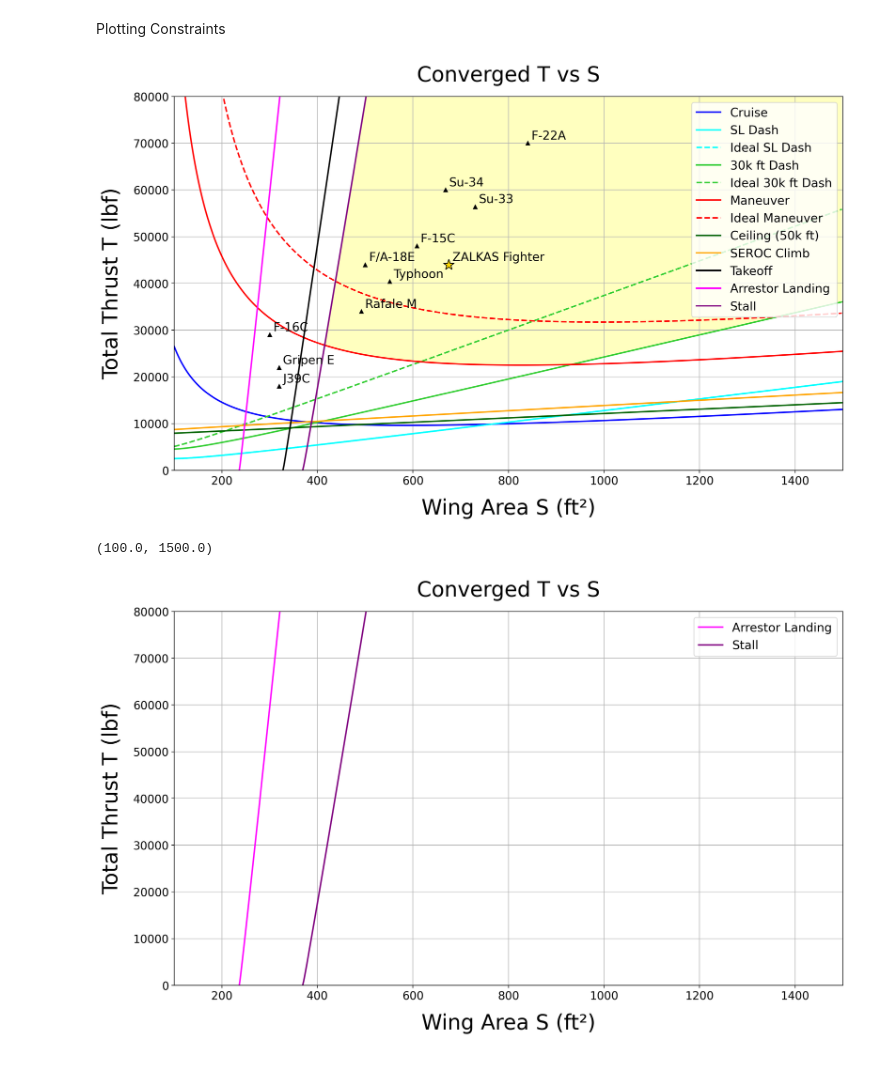
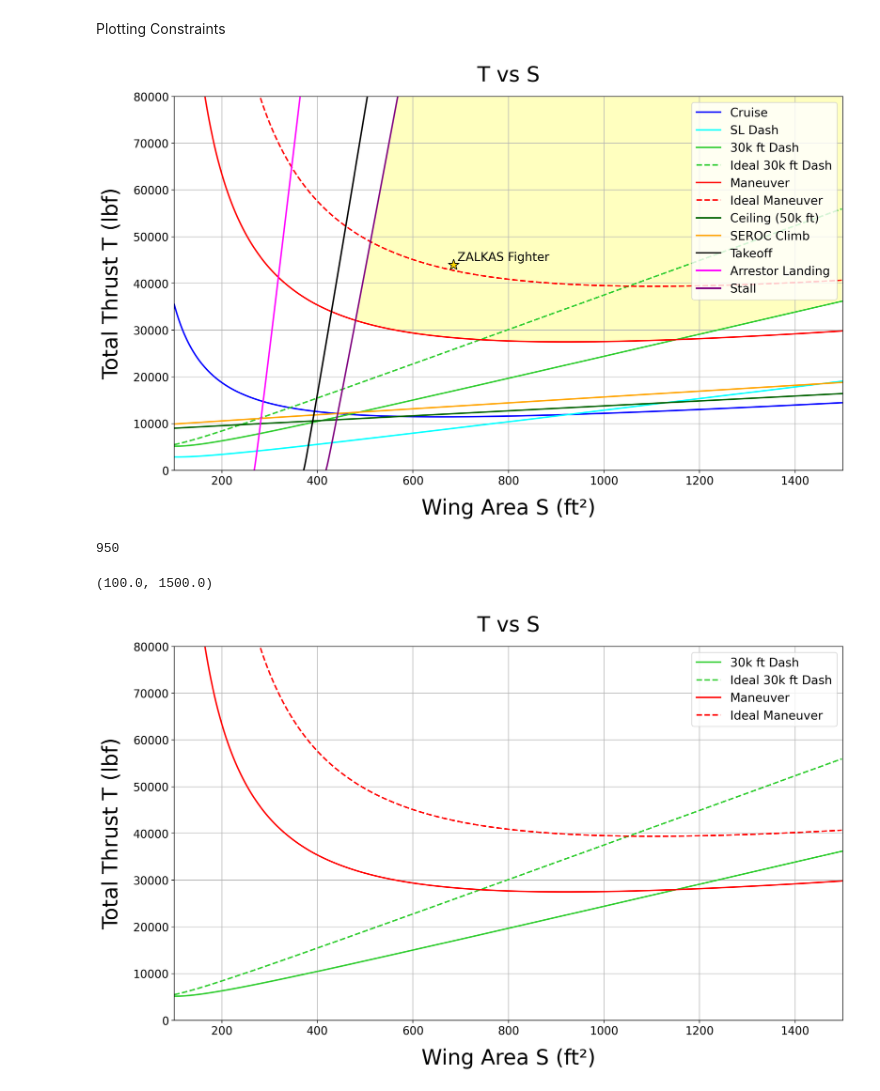
Before and after one commit to kiemurray/EAE130_team9ZALKAS_project, a Jupyter notebook: T-S-diagram.ipynb, the cells around one changed output. Cells and saved outputs as stored; diff of their text form; code cells hidden in the pictures.

Commit message:
hard coded R because cv.R wasn't updating?

```diff
--- a/T-S-diagram.ipynb
+++ b/T-S-diagram.ipynb
@@ -48,7 +48,7 @@ W_payload: 4576 lb
 # %%
 # Fixed parameters for weight estimation
 L_D_max = cv.L_D_max
-R = cv.R            # nmi
+R = 950 # cv.R   <--- this aint updating from cv         # nmi
 E = cv.E            # min --> hr
 ct_cruise = cv.ct_cruise    # lb/(lbf hr)
 ct_dash = cv.ct_dash
@@ -60,7 +60,7 @@ S_wet_fuselage = cv.S_wet_fuselage
 num_engines = cv.num_engines  # Example number of engines
 
 # Aircraft Design Point
-S_ZALKAS = 675 #ft^2
+S_ZALKAS = 685 #ft^2
 T_ZALKAS = 22000 * num_engines
 EngineChosen = F414
 
@@ -69,3 +69,5 @@ S_wingtest = 700 #Changing to fit requirements
 T_0 = EngineChosen.T_wet  # Example value for thrust per engine
 
 TOGW_guess = 50000  # Initial guess for Takeoff Gross Weight in pounds
+
+print(R)
@@ -523,7 +527,7 @@ plt.xlabel("Wing Area S (ft²)",fontsize=28, labelpad=15)
 plt.ylabel("Total Thrust T (lbf)",fontsize=28, labelpad=15)
 plt.plot(S_wing_grid, T_cruise, color='blue', linewidth=2, label='Cruise')
 plt.plot(S_wing_grid, T_SLdash, color='cyan', linewidth=2, label='SL Dash')
-plt.plot(S_wing_grid, T_SLdashideal, color='cyan', linewidth=2,linestyle='--', label='Ideal SL Dash')
+# plt.plot(S_wing_grid, T_SLdashideal, color='cyan', linewidth=2,linestyle='--', label='Ideal SL Dash')
 plt.plot(S_wing_grid, T_30dash, color='limegreen',  linewidth=2,label='30k ft Dash')
 plt.plot(S_wing_grid, T_30dashideal, color='limegreen',  linewidth=2, linestyle='--', label='Ideal 30k ft Dash')
 plt.plot(S_wing_grid, T_maneuver, color='red', linewidth=2,label='Maneuver')
@@ -531,7 +535,7 @@ plt.plot(S_wing_grid, T_maneuverideal, color='red', linewidth=2, linestyle='--',
 plt.plot(S_wing_grid, T_ceiling, color='darkgreen', linewidth=2, label='Ceiling (50k ft)')
 plt.plot(S_wing_grid, T_climb, color='orange', linewidth=2, label='SEROC Climb')
 plt.plot(S_W_S_array_takeoff, T_grid, color='black', linewidth=2, label = 'Takeoff')
-#plt.plot(S_W_S_array_landing_runway, T_grid, color='magenta', linewidth=2, linestyle='--', label = 'Landing on 3000ft Runway')
+# plt.plot(S_W_S_array_landing_runway, T_grid, color='magenta', linewidth=2, linestyle='--', label = 'Landing on 3000ft Runway')
 plt.plot(S_W_S_array_landing_arrestor, T_grid, color='magenta', linewidth=2, label = 'Arrestor Landing')
 plt.plot(S_W_S_array_stall, T_grid, color='purple', linewidth=2, label = 'Stall')
 
@@ -585,50 +589,53 @@ mask = (
 # Shade
 plt.contourf(
     S_mesh,
     T_mesh,
     mask,
     levels=[0.5, 1],
     alpha=0.25,
     colors=['yellow']
 )
 
 #comparable aircraft points
-aircraft_points = [
-    (S_J39C, T_J39C_wet, "J39C"),
-    (S_Su33, T_Su33_wet, "Su-33"),
-    (S_Su34, T_Su34_wet, "Su-34"),
-    (S_Typhoon, T_Typhoon_wet, "Typhoon"),
-    (S_Rafale_M, T_Rafale_M_wet, "Rafale M"),
-    (S_F18_E_M, T_F18_E_wet, "F/A-18E"),
-    #(S_F35C, T_F35C_wet, "F35-C"),
-    (S_F16C, T_F16C_wet, "F-16C"),
-    (S_F22A, T_F22A_wet, "F-22A"),
-    (S_Gripen, T_Gripen_wet, "Gripen E"),
-    (S_F15C, T_F15C_wet, "F-15C")]
-#plots and labels comparable aircraft
-for S, T, name in aircraft_points:
-    plt.plot(S, T, marker='^', markersize=5, color='black')
-    plt.annotate(name, (S, T), xytext=(5,5), textcoords='offset points',fontsize=16)
+# aircraft_points = [
+#     (S_J39C, T_J39C_wet, "J39C"),
+#     (S_Su33, T_Su33_wet, "Su-33"),
+#     (S_Su34, T_Su34_wet, "Su-34"),
+#     (S_Typhoon, T_Typhoon_wet, "Typhoon"),
+#     (S_Rafale_M, T_Rafale_M_wet, "Rafale M"),
+#     (S_F18_E_M, T_F18_E_wet, "F/A-18E"),
+#     #(S_F35C, T_F35C_wet, "F35-C"),
+#     (S_F16C, T_F16C_wet, "F-16C"),
+#     (S_F22A, T_F22A_wet, "F-22A"),
+#     (S_Gripen, T_Gripen_wet, "Gripen E"),
+#     (S_F15C, T_F15C_wet, "F-15C")]
+# #plots and labels comparable aircraft
+# for S, T, name in aircraft_points:
+#     plt.plot(S, T, marker='^', markersize=5, color='black')
+#     plt.annotate(name, (S, T), xytext=(5,5), textcoords='offset points',fontsize=16)
 
 
 
 
 plt.plot(S_ZALKAS, T_ZALKAS, marker='*', color='gold', markersize=15,  markeredgecolor='black', zorder=5)
 plt.annotate('ZALKAS Fighter', (S_ZALKAS, T_ZALKAS), xytext=(5,5), textcoords='offset points',fontsize=16)
 
 plt.legend(loc='upper right',fontsize=16)
 plt.ylim(0,80000)
 plt.xlim(100,1500)
 
 plt.xticks(fontsize=15)
 plt.yticks(fontsize=15)
 
 fig.set_dpi(200)
 
 plt.grid()
 plt.show()
+
+print(R)
 # %% [output]
-[figure, old version]
+[figure, new version]
+950
 # %%
 fig = plt.figure(figsize=(16,9))
 plt.title('T vs S',fontsize=28, pad = 20)
@@ -637,16 +644,16 @@ plt.ylabel("Total Thrust T (lbf)",fontsize=28, labelpad=15)
 # plt.plot(S_wing_grid, T_cruise, color='blue', linewidth=2, label='Cruise')
 # plt.plot(S_wing_grid, T_SLdash, color='cyan', linewidth=2, label='SL Dash')
 # plt.plot(S_wing_grid, T_SLdashideal, color='cyan', linewidth=2,linestyle='--', label='Ideal SL Dash')
-# plt.plot(S_wing_grid, T_30dash, color='limegreen',  linewidth=2,label='30k ft Dash')
-# plt.plot(S_wing_grid, T_30dashideal, color='limegreen',  linewidth=2, linestyle='--', label='Ideal 30k ft Dash')
-# plt.plot(S_wing_grid, T_maneuver, color='red', linewidth=2,label='Maneuver')
-# plt.plot(S_wing_grid, T_maneuverideal, color='red', linewidth=2, linestyle='--', label='Ideal Maneuver')
+plt.plot(S_wing_grid, T_30dash, color='limegreen',  linewidth=2,label='30k ft Dash')
+plt.plot(S_wing_grid, T_30dashideal, color='limegreen',  linewidth=2, linestyle='--', label='Ideal 30k ft Dash')
+plt.plot(S_wing_grid, T_maneuver, color='red', linewidth=2,label='Maneuver')
+plt.plot(S_wing_grid, T_maneuverideal, color='red', linewidth=2, linestyle='--', label='Ideal Maneuver')
 # plt.plot(S_wing_grid, T_ceiling, color='darkgreen', linewidth=2, label='Ceiling (50k ft)')
 # plt.plot(S_wing_grid, T_climb, color='orange', linewidth=2, label='SEROC Climb')
 # plt.plot(S_W_S_array_takeoff, T_grid, color='black', linewidth=2, label = 'Takeoff')
-#plt.plot(S_W_S_array_landing_runway, T_grid, color='magenta', linewidth=2, linestyle='--', label = 'Landing on 3000ft Runway')
-plt.plot(S_W_S_array_landing_arrestor, T_grid, color='magenta', linewidth=2, label = 'Arrestor Landing')
-plt.plot(S_W_S_array_stall, T_grid, color='purple', linewidth=2, label = 'Stall')
+# plt.plot(S_W_S_array_landing_runway, T_grid, color='magenta', linewidth=2, linestyle='--', label = 'Landing on 3000ft Runway')
+# plt.plot(S_W_S_array_landing_arrestor, T_grid, color='magenta', linewidth=2, label = 'Arrestor Landing')
+# plt.plot(S_W_S_array_stall, T_grid, color='purple', linewidth=2, label = 'Stall')
 
 S_main = np.array(S_wing_grid)
 T_top = 100000
@@ -737,4 +744,4 @@ plt.ylim(0,80000)
 plt.xlim(100,1500)
 # %% [output]
 (100.0, 1500.0)
-[figure, old version]
+[figure, new version]
```
Also changed, not shown: parts of 3 cells of this notebook.
